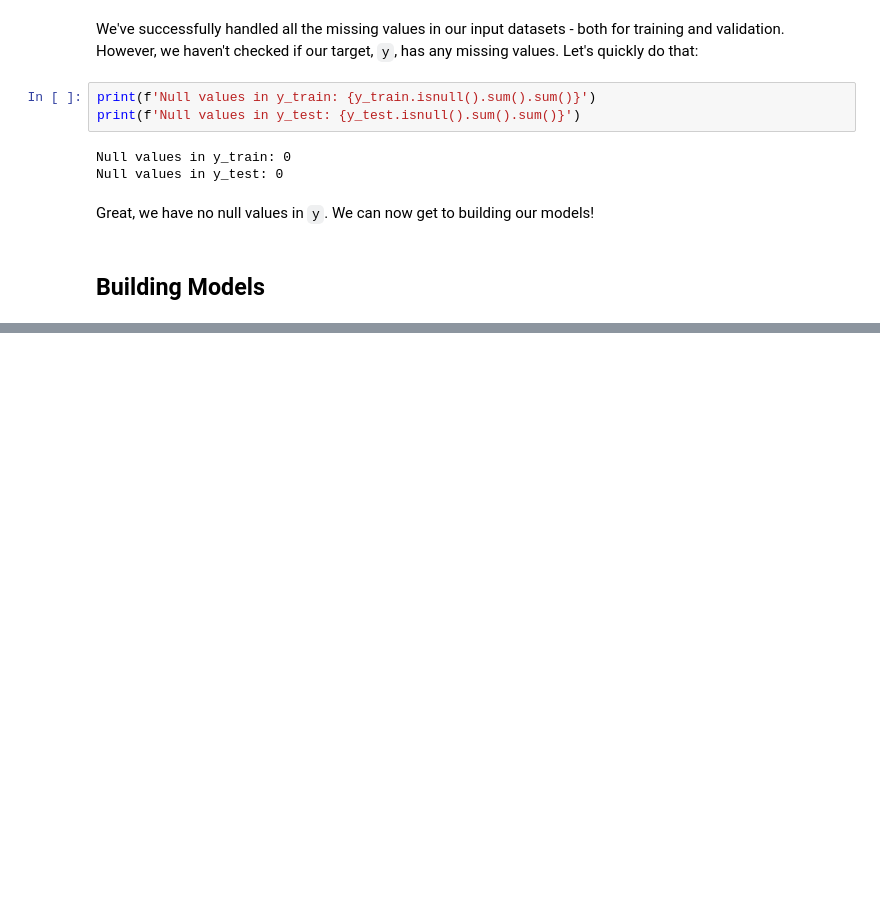
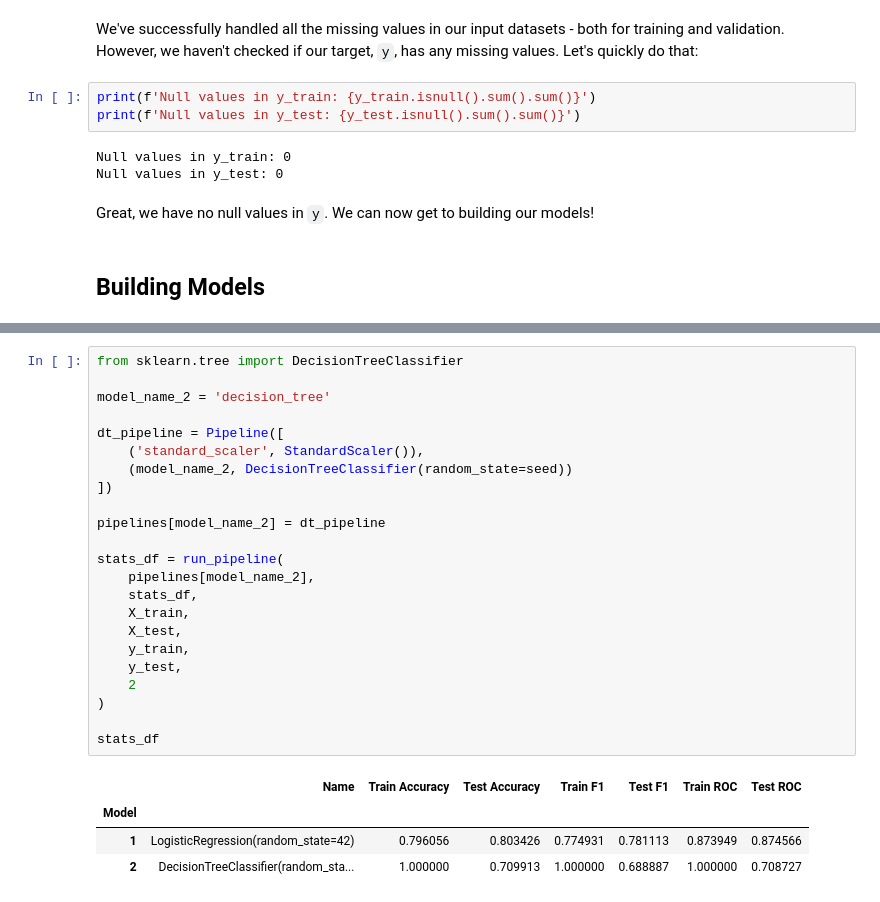
Before and after one commit to pmjustafort/flushotlearning, a Jupyter notebook: index.ipynb, the cells around one changed output, grey strips where cells are left out. Cells and saved outputs as stored; diff of their text form; blank space fills up the shorter version.

```diff
--- a/index.ipynb
+++ b/index.ipynb
@@ -283,0 +338,28 @@ stats_df
+# %%
+from sklearn.tree import DecisionTreeClassifier
+
+model_name_2 = 'decision_tree'
+
+dt_pipeline = Pipeline([
+    ('standard_scaler', StandardScaler()),
+    (model_name_2, DecisionTreeClassifier(random_state=seed))
+])
+
+pipelines[model_name_2] = dt_pipeline
+
+stats_df = run_pipeline(
+    pipelines[model_name_2],
+    stats_df,
+    X_train,
+    X_test,
+    y_train,
+    y_test,
+    2
+)
+
+stats_df
+# %% [output]
+|  | Name | Train Accuracy | Test Accuracy | Train F1 | Test F1 | Train ROC | Test ROC |
+| Model |  |  |  |  |  |  |  |
+| 1 | LogisticRegression(random_state=42) | 0.796056 | 0.803426 | 0.774931 | 0.781113 | 0.873949 | 0.874566 |
+| 2 | DecisionTreeClassifier(random_sta... | 1.000000 | 0.709913 | 1.000000 | 0.688887 | 1.000000 | 0.708727 |
```
Also changed, not shown: parts of 11 cells of this notebook.
